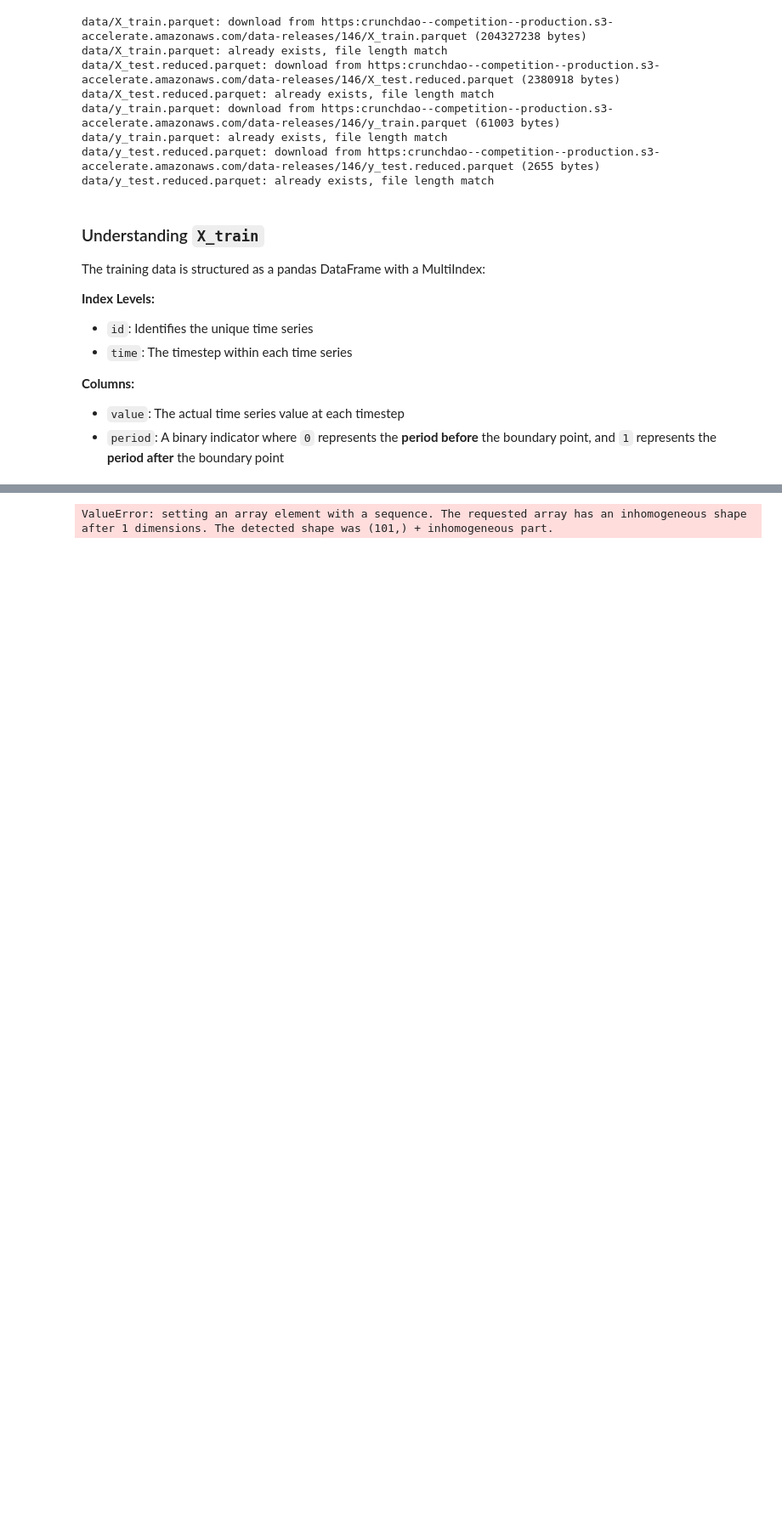
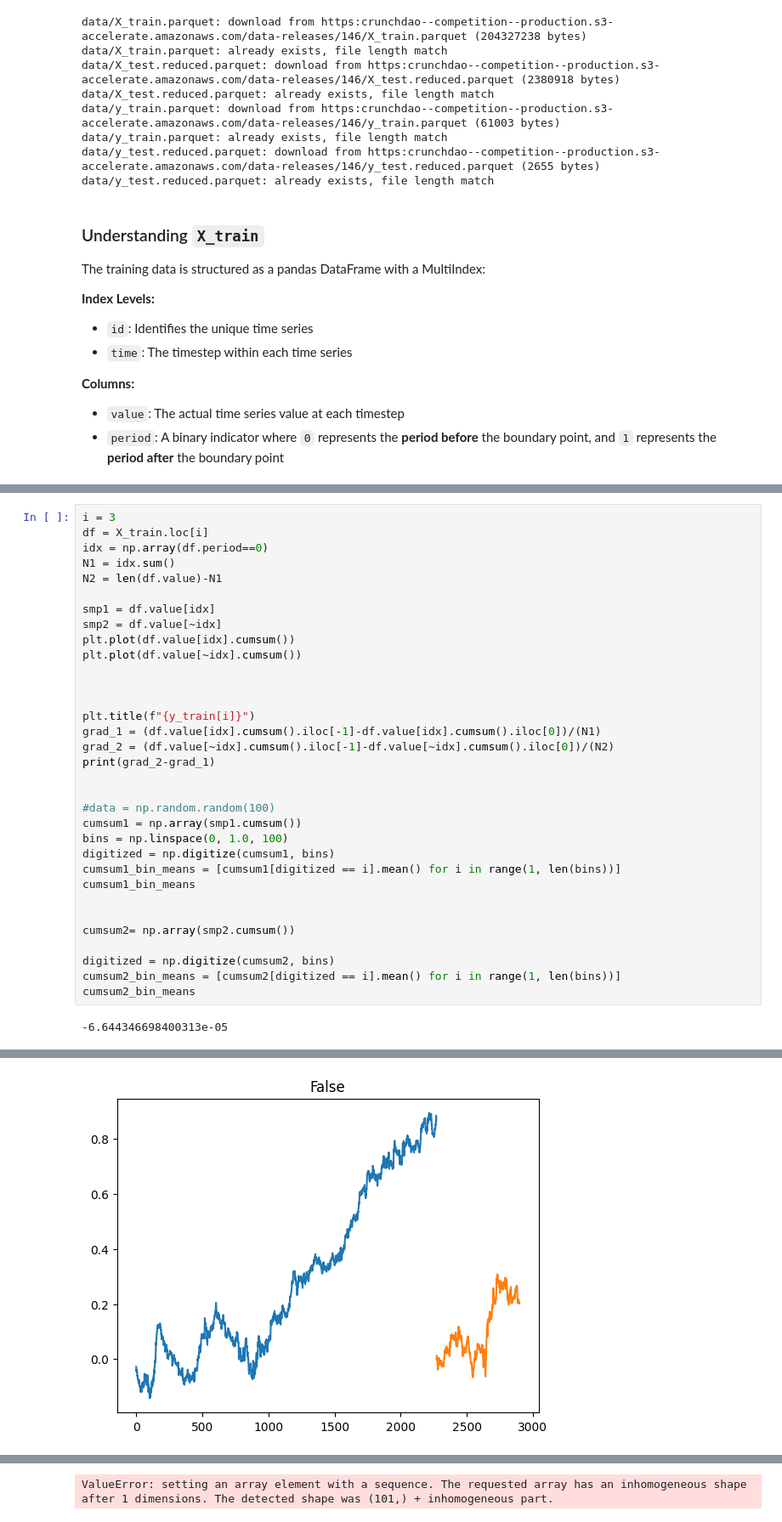
Before and after one commit to Zpazza/structured-data, a Jupyter notebook: competitions/structural-break/quickstarters/baseline/baseline.ipynb, the cells around one changed output, grey strips where cells are left out. Shown at 85% size. Saved outputs shown, nothing was run; the diff lists cells and outputs as text; blank space fills up the shorter version.

```diff
--- a/competitions/structural-break/quickstarters/baseline/baseline.ipynb
+++ b/competitions/structural-break/quickstarters/baseline/baseline.ipynb
@@ -468,0 +282,35 @@ pd.DataFrame(cv_results_2)
+# %%
+i = 3
+df = X_train.loc[i]
+idx = np.array(df.period==0)
+N1 = idx.sum()
+N2 = len(df.value)-N1
+
+smp1 = df.value[idx]
+smp2 = df.value[~idx]
+plt.plot(df.value[idx].cumsum())
+plt.plot(df.value[~idx].cumsum())
+
+
+
+plt.title(f"{y_train[i]}")
+grad_1 = (df.value[idx].cumsum().iloc[-1]-df.value[idx].cumsum().iloc[0])/(N1)
+grad_2 = (df.value[~idx].cumsum().iloc[-1]-df.value[~idx].cumsum().iloc[0])/(N2)
+print(grad_2-grad_1)
+
+
+#data = np.random.random(100)
+cumsum1 = np.array(smp1.cumsum())
+bins = np.linspace(0, 1.0, 100)
+digitized = np.digitize(cumsum1, bins)
+cumsum1_bin_means = [cumsum1[digitized == i].mean() for i in range(1, len(bins))]
+cumsum1_bin_means
+
+
+cumsum2= np.array(smp2.cumsum())
+
+digitized = np.digitize(cumsum2, bins)
+cumsum2_bin_means = [cumsum2[digitized == i].mean() for i in range(1, len(bins))]
+cumsum2_bin_means
+# %% [output]
+-6.644346698400313e-05
@@ -468,0 +334 @@ pd.DataFrame(cv_results_2)
+[figure, added]
```
Also changed, not shown: parts of 79 cells of this notebook.
